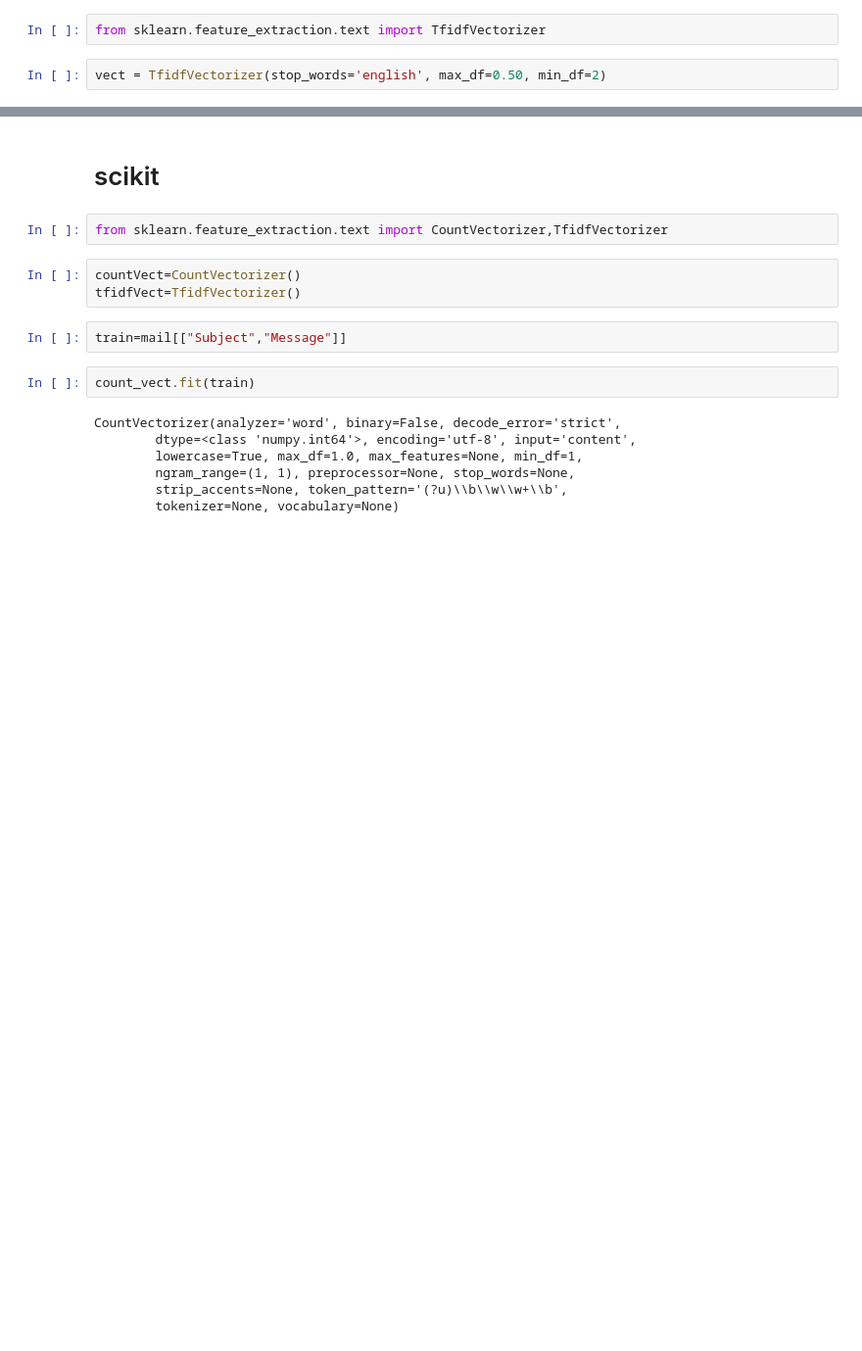
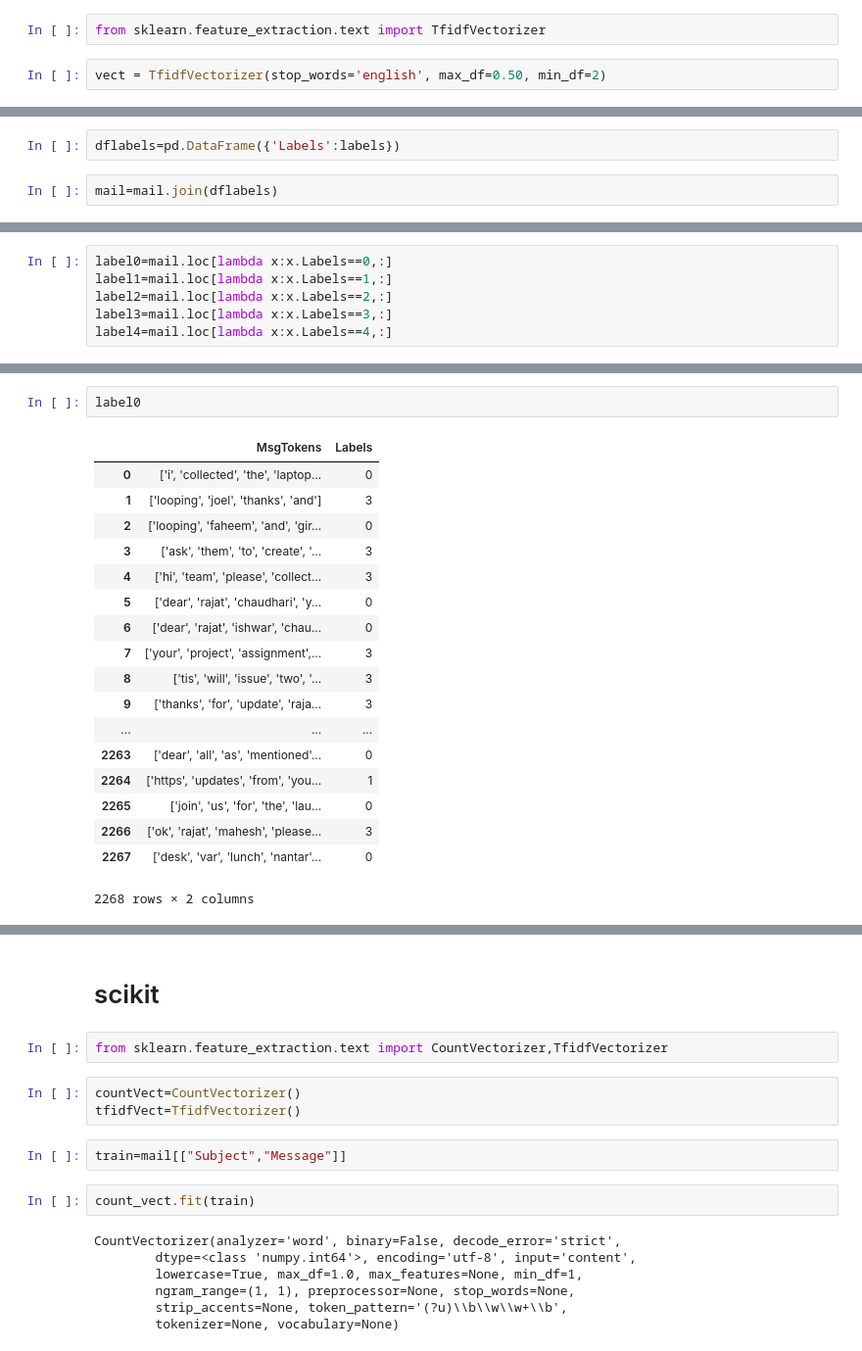
Before and after one commit to RajatChaudhari/mail, a Jupyter notebook: mailNLTKPart2.ipynb, the cells around one changed output, grey strips where cells are left out. Shown at 98% size. Drawn from its saved outputs; the diff is of its cells as text; blank space fills up the shorter version.

```diff
--- a/mailNLTKPart2.ipynb
+++ b/mailNLTKPart2.ipynb
@@ -263,0 +303,4 @@ Name: Message, Length: 2268, dtype: object
+# %%
+dflabels=pd.DataFrame({'Labels':labels})
+# %%
+mail=mail.join(dflabels)
@@ -263,0 +315,6 @@ Name: Message, Length: 2268, dtype: object
+# %%
+label0=mail.loc[lambda x:x.Labels==0,:]
+label1=mail.loc[lambda x:x.Labels==1,:]
+label2=mail.loc[lambda x:x.Labels==2,:]
+label3=mail.loc[lambda x:x.Labels==3,:]
+label4=mail.loc[lambda x:x.Labels==4,:]
@@ -263,0 +369,21 @@ Name: Message, Length: 2268, dtype: object
+# %%
+label0
+# %% [output]
+|  | MsgTokens | Labels |
+| 0 | ['i', 'collected', 'the', 'laptop... | 0 |
+| 1 | ['looping', 'joel', 'thanks', 'and'] | 3 |
+| 2 | ['looping', 'faheem', 'and', 'gir... | 0 |
+| 3 | ['ask', 'them', 'to', 'create', '... | 3 |
+| 4 | ['hi', 'team', 'please', 'collect... | 3 |
+| 5 | ['dear', 'rajat', 'chaudhari', 'y... | 0 |
+| 6 | ['dear', 'rajat', 'ishwar', 'chau... | 0 |
+| 7 | ['your', 'project', 'assignment',... | 3 |
+| 8 | ['tis', 'will', 'issue', 'two', '... | 3 |
+| 9 | ['thanks', 'for', 'update', 'raja... | 3 |
+| ... | ... | ... |
+| 2263 | ['dear', 'all', 'as', 'mentioned'... | 0 |
+| 2264 | ['https', 'updates', 'from', 'you... | 1 |
+| 2265 | ['join', 'us', 'for', 'the', 'lau... | 0 |
+| 2266 | ['ok', 'rajat', 'mahesh', 'please... | 3 |
+| 2267 | ['desk', 'var', 'lunch', 'nantar'... | 0 |
+2268 rows × 2 columns
```
Also changed, not shown: parts of 25 cells of this notebook.
